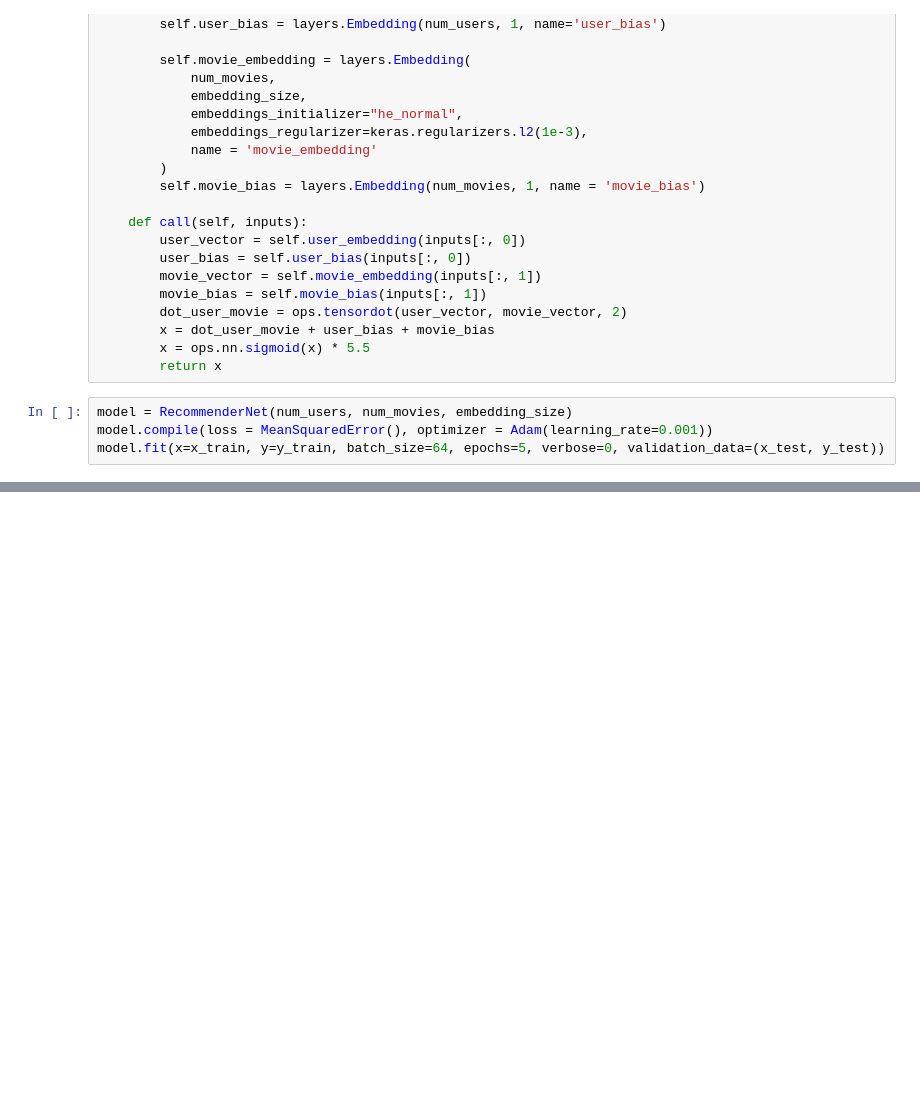
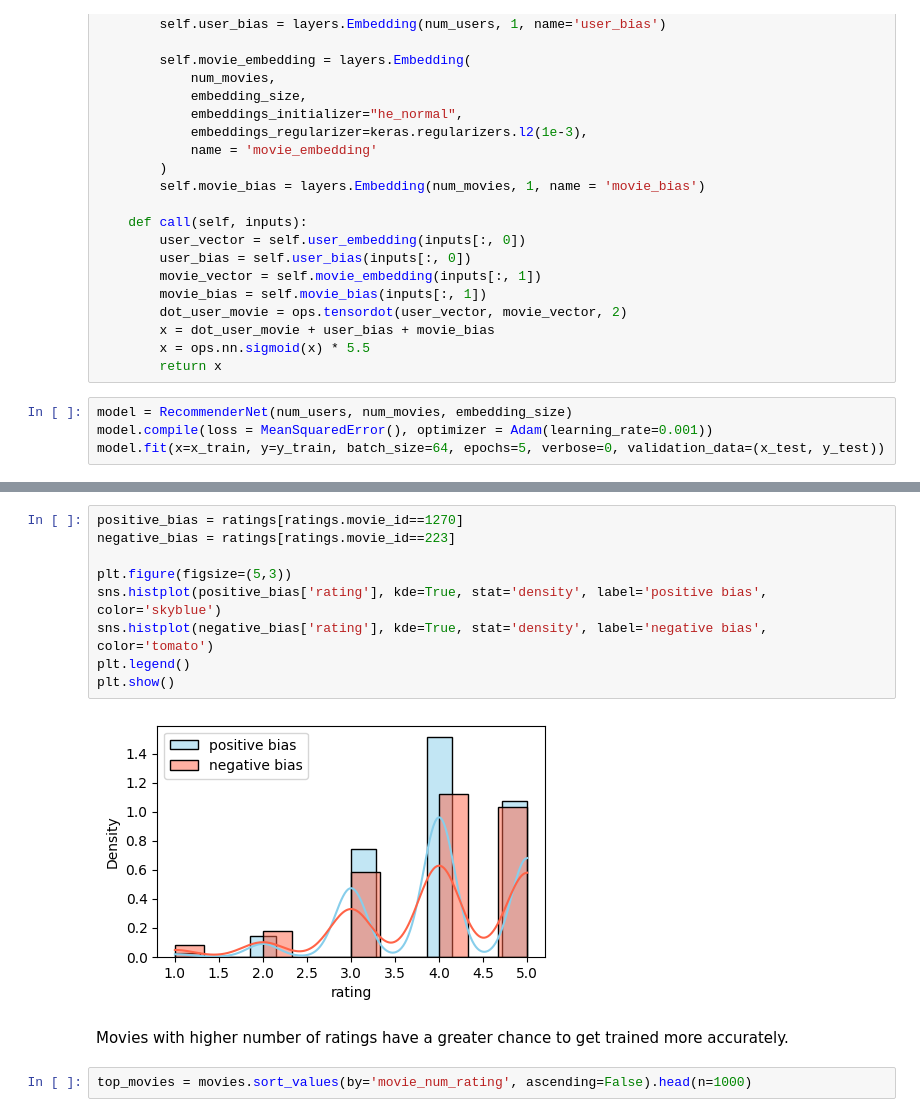
Before and after one commit to MaryamTavakoli/Recommendation-Systems, a Jupyter notebook: Matrix_Factorization_MovieLens1m.ipynb, the cells around one changed output, grey strips where cells are left out. Cells and saved outputs as stored; diff of their text form; blank space fills up the shorter version.

Commit message:
more plots added to matrix factorization  model

```diff
--- a/Matrix_Factorization_MovieLens1m.ipynb
+++ b/Matrix_Factorization_MovieLens1m.ipynb
@@ -186,0 +234,15 @@ Matrix factorization model reduced test error by 6.8% comapred to the base model
+# %%
+positive_bias = ratings[ratings.movie_id==1270]
+negative_bias = ratings[ratings.movie_id==223]
+
+plt.figure(figsize=(5,3))
+sns.histplot(positive_bias['rating'], kde=True, stat='density', label='positive bias', color='skyblue')
+sns.histplot(negative_bias['rating'], kde=True, stat='density', label='negative bias', color='tomato')
+plt.legend()
+plt.show()
+# %% [output]
+[figure, added]
+# %% [markdown]
+Movies with higher number of ratings have a greater chance to get trained more accurately.
+# %%
+top_movies = movies.sort_values(by='movie_num_rating', ascending=False).head(n=1000)
```
Also changed, not shown: parts of 31 cells of this notebook.
